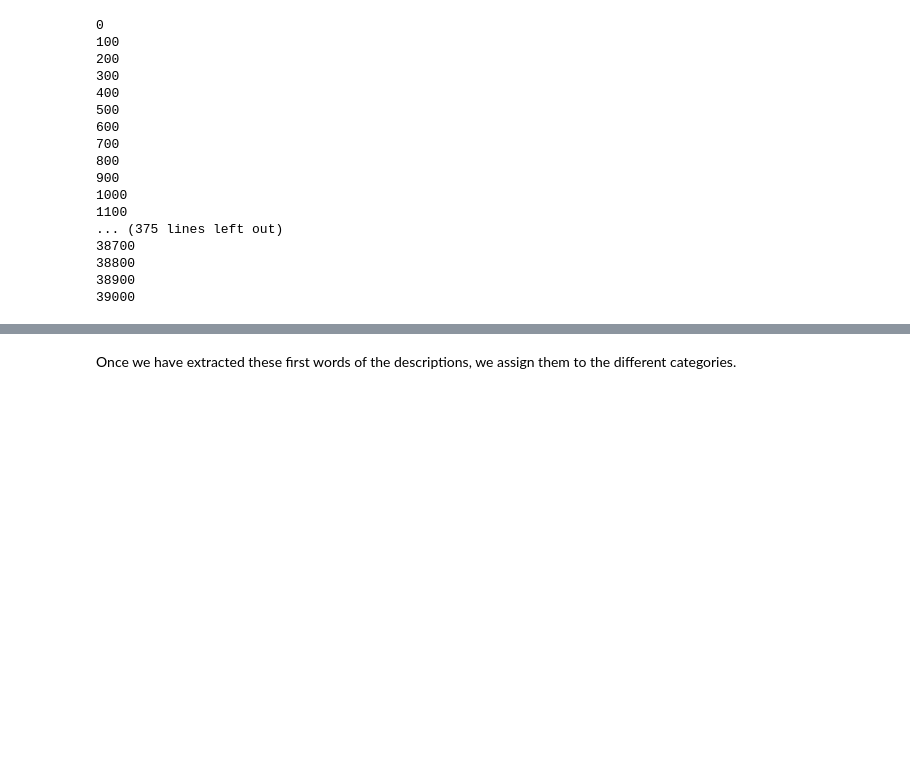
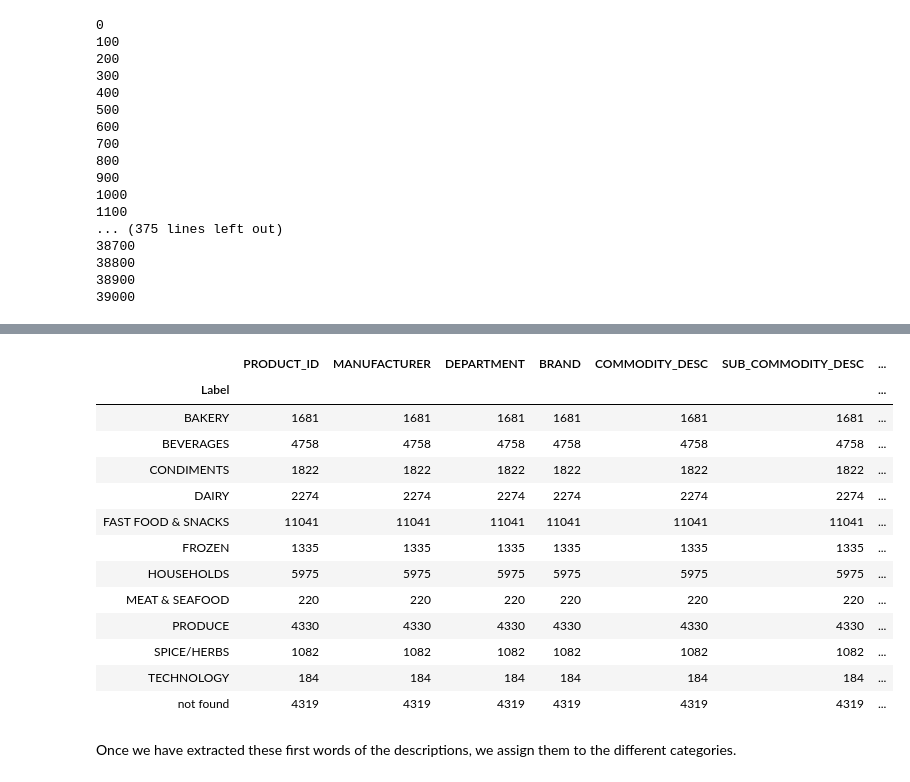
Before and after one commit to marvande/epfl-ada-2019-data-analysis, a Jupyter notebook: code/Products.ipynb, the cells around one changed output, grey strips where cells are left out. Saved outputs shown, nothing was run; the diff lists cells and outputs as text; code cells hidden in the pictures; blank space fills up the shorter version.

```diff
--- a/code/Products.ipynb
+++ b/code/Products.ipynb
@@ -209,3 +262,20 @@ Labelled.head(60)
+# %%
+Grocery.groupby('Label').count()
+# %% [output]
+|  | PRODUCT_ID | MANUFACTURER | DEPARTMENT | BRAND | COMMODITY_DESC | SUB_COMMODITY_DESC | ... |
+| Label |  |  |  |  |  |  | ... |
+| BAKERY | 1681 | 1681 | 1681 | 1681 | 1681 | 1681 | ... |
+| BEVERAGES | 4758 | 4758 | 4758 | 4758 | 4758 | 4758 | ... |
+| CONDIMENTS | 1822 | 1822 | 1822 | 1822 | 1822 | 1822 | ... |
+| DAIRY | 2274 | 2274 | 2274 | 2274 | 2274 | 2274 | ... |
+| FAST FOOD & SNACKS | 11041 | 11041 | 11041 | 11041 | 11041 | 11041 | ... |
+| FROZEN | 1335 | 1335 | 1335 | 1335 | 1335 | 1335 | ... |
+| HOUSEHOLDS | 5975 | 5975 | 5975 | 5975 | 5975 | 5975 | ... |
+| MEAT & SEAFOOD | 220 | 220 | 220 | 220 | 220 | 220 | ... |
+| PRODUCE | 4330 | 4330 | 4330 | 4330 | 4330 | 4330 | ... |
+| SPICE/HERBS | 1082 | 1082 | 1082 | 1082 | 1082 | 1082 | ... |
+| TECHNOLOGY | 184 | 184 | 184 | 184 | 184 | 184 | ... |
+| not found | 4319 | 4319 | 4319 | 4319 | 4319 | 4319 | ... |
 # %% [markdown]
 Once we have extracted these first words of the descriptions, we assign them to the different categories.
 # %%
```
Also changed, not shown: parts of 8 cells of this notebook.
